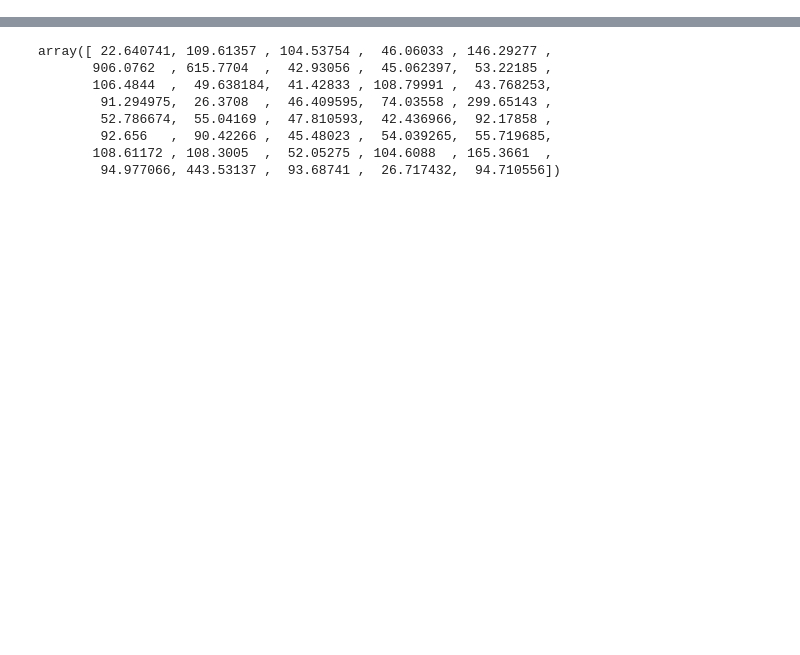
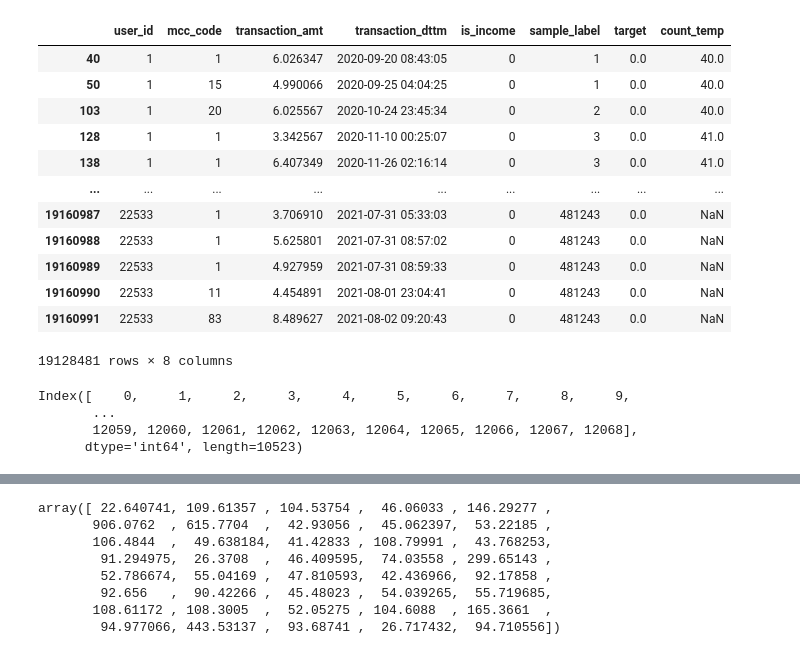
Before and after one commit to Ilykuleshov/transaction-data-generation, a Jupyter notebook: notebooks/test_anomaly_detect.ipynb, the cells around one changed output, grey strips where cells are left out. Saved outputs shown, nothing was run; the diff lists cells and outputs as text; code cells hidden in the pictures; blank space fills up the shorter version.

Commit message:
updated preproc

```diff
--- a/notebooks/test_anomaly_detect.ipynb
+++ b/notebooks/test_anomaly_detect.ipynb
@@ -35,4 +35,32 @@ with initialize(config_path='../config', version_base=None):
 cfg_preprop = cfg['dataset']
 cfg_model = cfg['autoencoder']
 # %%
-seq_data = preprocessing(cfg_preprop)
+seq_data, data_srt = preprocessing(cfg_preprop, return_preproc=True)
+# %%
+data_srt['count_temp'] = data_srt.groupby('sample_label')['sample_label'].count()
+# %%
+data_srt.drop(
+        index=data_srt[(data_srt['count_temp'] < 40) | (data_srt['count_temp'] > 120)].index,
+        axis=0
+    )
+# %% [output]
+|  | user_id | mcc_code | transaction_amt | transaction_dttm | is_income | sample_label | target | count_temp |
+| 40 | 1 | 1 | 6.026347 | 2020-09-20 08:43:05 | 0 | 1 | 0.0 | 40.0 |
+| 50 | 1 | 15 | 4.990066 | 2020-09-25 04:04:25 | 0 | 1 | 0.0 | 40.0 |
+| 103 | 1 | 20 | 6.025567 | 2020-10-24 23:45:34 | 0 | 2 | 0.0 | 40.0 |
+| 128 | 1 | 1 | 3.342567 | 2020-11-10 00:25:07 | 0 | 3 | 0.0 | 41.0 |
+| 138 | 1 | 1 | 6.407349 | 2020-11-26 02:16:14 | 0 | 3 | 0.0 | 41.0 |
+| ... | ... | ... | ... | ... | ... | ... | ... | ... |
+| 19160987 | 22533 | 1 | 3.706910 | 2021-07-31 05:33:03 | 0 | 481243 | 0.0 | NaN |
+| 19160988 | 22533 | 1 | 5.625801 | 2021-07-31 08:57:02 | 0 | 481243 | 0.0 | NaN |
+| 19160989 | 22533 | 1 | 4.927959 | 2021-07-31 08:59:33 | 0 | 481243 | 0.0 | NaN |
+| 19160990 | 22533 | 11 | 4.454891 | 2021-08-01 23:04:41 | 0 | 481243 | 0.0 | NaN |
+| 19160991 | 22533 | 83 | 8.489627 | 2021-08-02 09:20:43 | 0 | 481243 | 0.0 | NaN |
+19128481 rows × 8 columns
+# %%
+data_srt[(data_srt['count_temp'] < 40) | (data_srt['count_temp'] > 120)].index
+# %% [output]
+Index([    0,     1,     2,     3,     4,     5,     6,     7,     8,     9,
+       ...
+       12059, 12060, 12061, 12062, 12063, 12064, 12065, 12066, 12067, 12068],
+      dtype='int64', length=10523)
```
Also changed, not shown: parts of 23 cells of this notebook, 6 other files.
